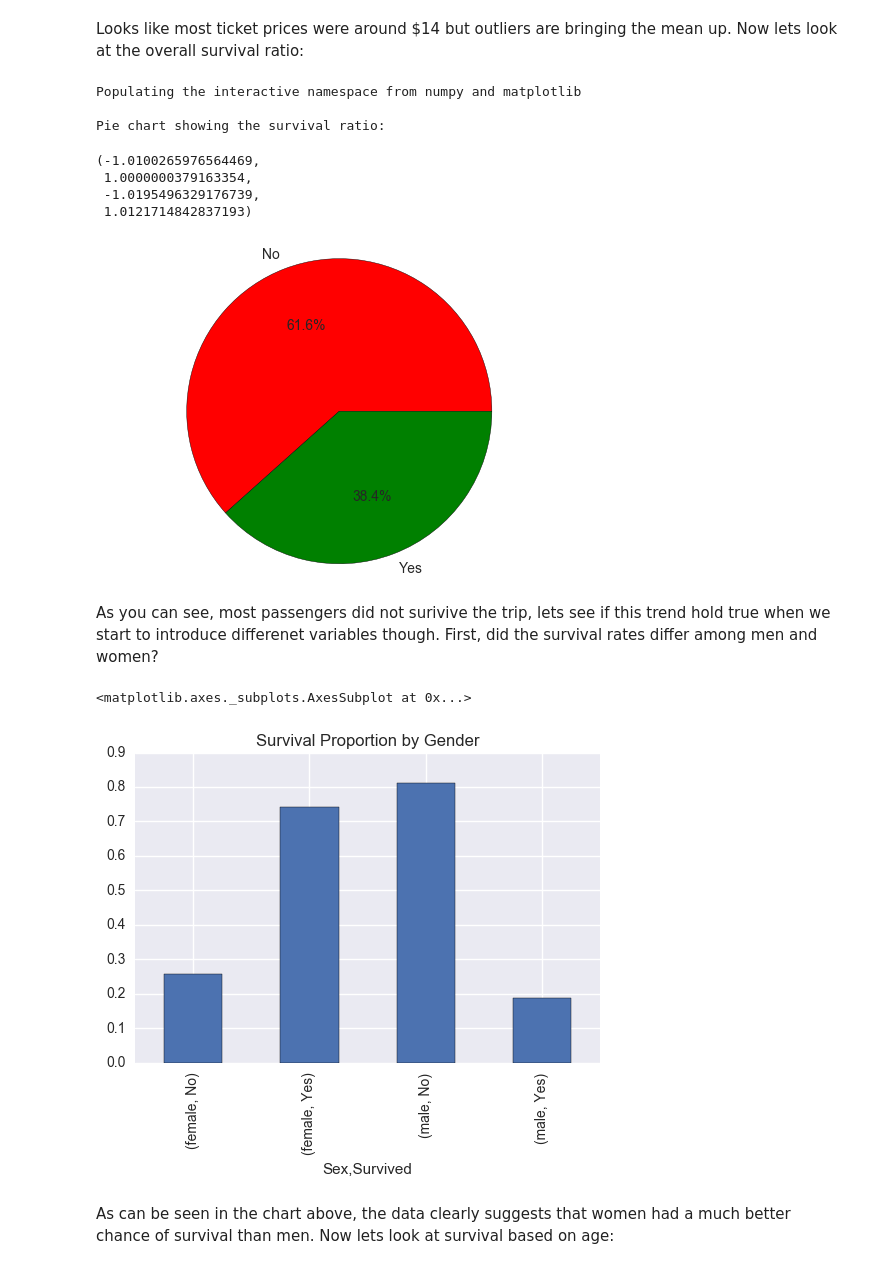
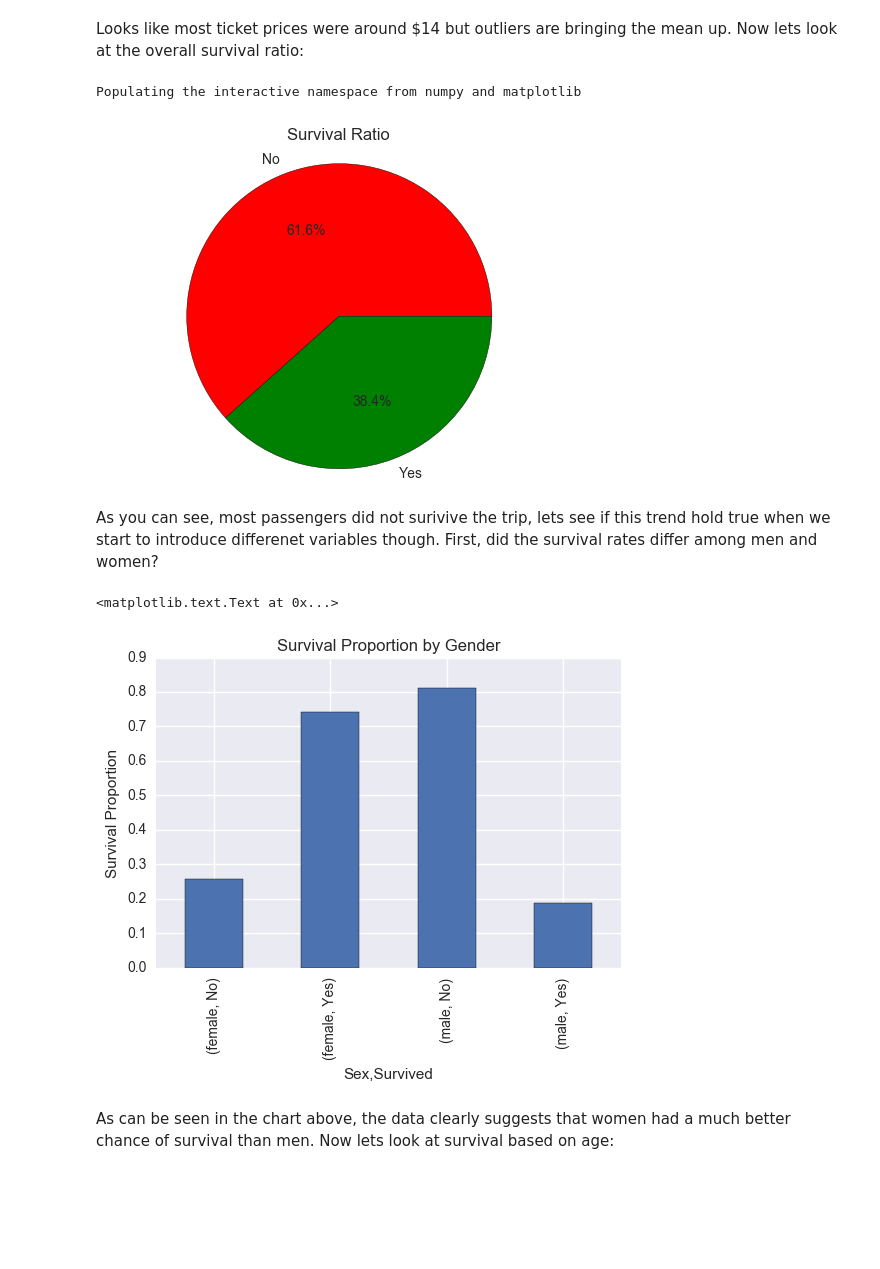
Before and after one commit to JoeiAm/Intro-to-Data-Analysis, a Jupyter notebook: Analysis of Titanic data.ipynb, the cells around one changed output. Saved outputs shown, nothing was run; the diff lists cells and outputs as text; code cells hidden in the pictures; blank space fills up the shorter version.

Commit message:
fix pie pie title and Proportion survived y label

```diff
--- a/Analysis of Titanic data.ipynb
+++ b/Analysis of Titanic data.ipynb
@@ -127,22 +127,15 @@ Looks like most ticket prices were around $14 but outliers are bringing the mean
 # %%
 """Making a pie chart of survived ratio"""
 %pylab inline
-print
-print "Pie chart showing the survival ratio:"
 survived_counts = titanic_df['Survived'].value_counts() # count of survived
 survived_counts_list = [survived_counts.iloc[0], survived_counts.iloc[1]] #list for pie chart amounts
 yes_no = ['No', 'Yes']  #list for pie chart label
 plt.pie(survived_counts_list, labels = yes_no, autopct='%1.1f%%', colors = ('red', 'green'))
 plt.axis('equal')
+plt.title("Survival Ratio").set_position([.5, 1.05])
 # %% [output]
 Populating the interactive namespace from numpy and matplotlib
-
-Pie chart showing the survival ratio:
-(-1.0100265976564469,
- 1.0000000379163354,
- -1.0195496329176739,
- 1.0121714842837193)
-[figure, old version]
+[figure, new version]
 # %% [markdown]
 As you can see, most passengers did not surivive the trip, lets see if this trend hold true when we start to introduce differenet variables though. First, did the survival rates differ among men and women?
 # %%
@@ -150,10 +143,11 @@ As you can see, most passengers did not surivive the trip, lets see if this tren
 survived_gender_percent =(titanic_df.groupby(["Sex"])['Survived'].value_counts(sort = False) #calculating percentage that survived
                          / titanic_df.groupby(["Sex"])['Survived'].count())   #with respect to each gender
 
-survived_gender_percent.plot(kind = 'bar', title = "Survival Proportion by Gender")
+plot = survived_gender_percent.plot(kind = 'bar', title = "Survival Proportion by Gender")
+plot.set_ylabel("Survival Proportion")
 # %% [output]
-<matplotlib.axes._subplots.AxesSubplot at 0x...>
+<matplotlib.text.Text at 0x...>
-[figure, old version]
+[figure, new version]
 # %% [markdown]
 As can be seen in the chart above, the data clearly suggests that women had a much better chance of survival than men. Now lets look at survival based on age:
 # %%
```
Also changed, not shown: parts of 1 cell of this notebook.
